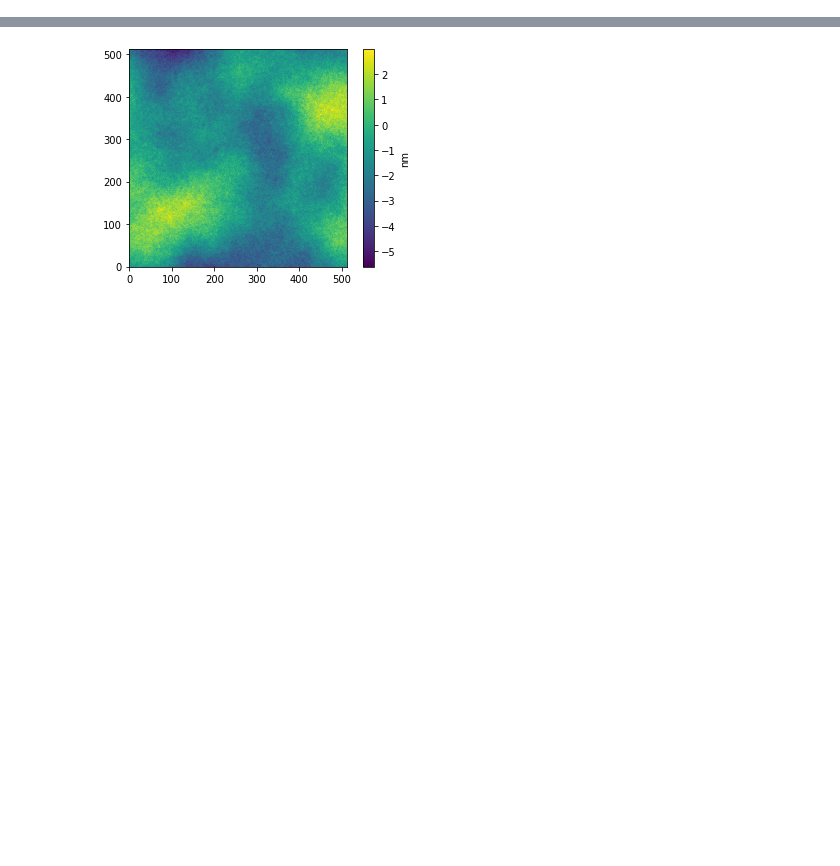
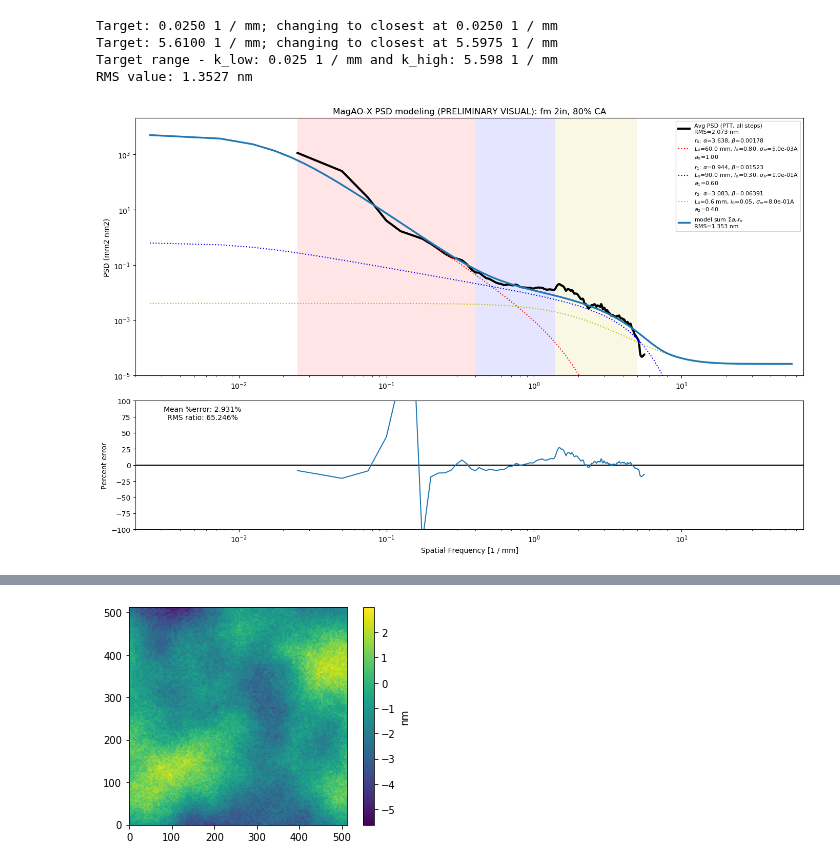
Before and after one commit to magao-x/magaox_poppy, a Jupyter notebook: PSD/PSDmodel_fm_2inch.ipynb, the cells around one changed output, grey strips where cells are left out. Cells and saved outputs as stored; diff of their text form; code cells hidden in the pictures; blank space fills up the shorter version.

```diff
--- a/PSD/PSDmodel_fm_2inch.ipynb
+++ b/PSD/PSDmodel_fm_2inch.ipynb
@@ -98,0 +80,17 @@ plt.legend(prop={'size':9})#,loc='center left', bbox_to_anchor=(1, 0.5))
+# %%
+i_start = [0, 15, 55]
+i_end = i_start[1:]
+i_end.append(len(avg_psd.k_radial)-25)
+
+lo = [0.8, 0.30, 0.05]
+L0 = [60*u.mm, 90*u.mm, 0.55*u.mm]
+rms_sr = [0.0005*u.nm, 0.01*u.nm, 0.08*u.nm]
+psd_scl = [1.0, 0.6, 0.4]
+mdl_set, model_sum = psd.apply_model(i_start, i_end, lo, L0, rms_sr, psd_weight, avg_psd, opt_parms)
+psd.plot_model(mdl_set, model_sum, avg_psd, opt_parms)
+# %% [output]
+Target: 0.0250 1 / mm; changing to closest at 0.0250 1 / mm
+Target: 5.6100 1 / mm; changing to closest at 5.5975 1 / mm
+Target range - k_low: 0.025 1 / mm and k_high: 5.598 1 / mm
+RMS value: 1.3527 nm
+[figure, added]
```
Also changed, not shown: parts of 9 cells of this notebook, 1 other file.
